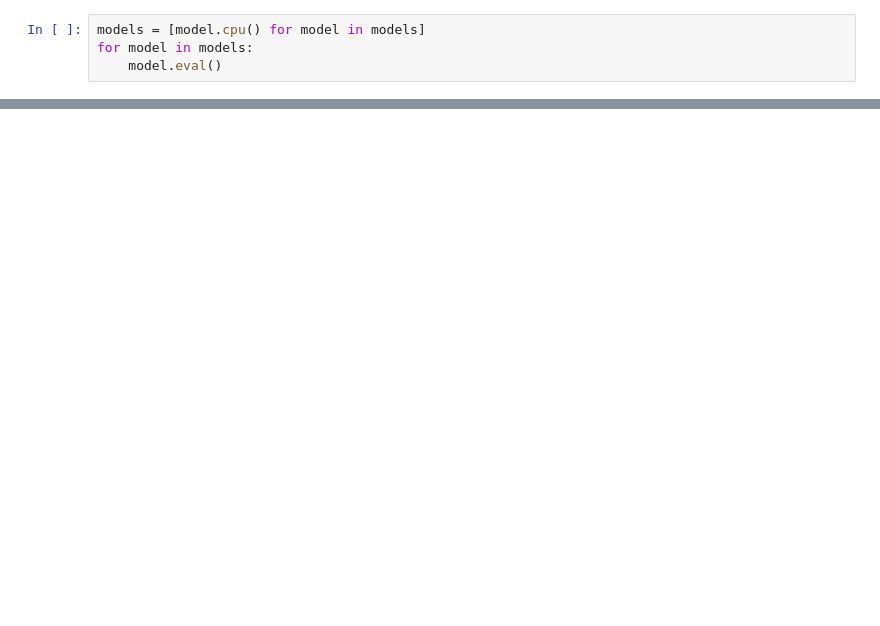
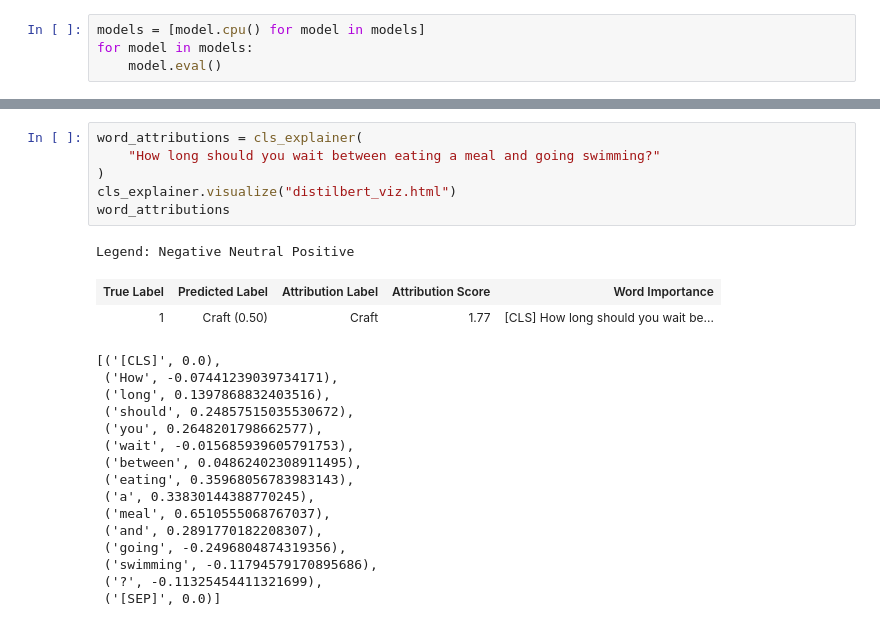
Before and after one commit to MarckK/retrospective-llm-eval, a Jupyter notebook: notebooks/train-propensity-score.ipynb, the cells around one changed output, grey strips where cells are left out. Cells and saved outputs as stored; diff of their text form; blank space fills up the shorter version.

```diff
--- a/notebooks/train-propensity-score.ipynb
+++ b/notebooks/train-propensity-score.ipynb
@@ -339,0 +619,25 @@ Why is banana flavoring so different from the flavor of a banana?
+# %%
+word_attributions = cls_explainer(
+    "How long should you wait between eating a meal and going swimming?"
+)
+cls_explainer.visualize("distilbert_viz.html")
+word_attributions
+# %% [output]
+Legend: Negative Neutral Positive
+| True Label | Predicted Label | Attribution Label | Attribution Score | Word Importance |
+| 1 | Craft (0.50) | Craft | 1.77 | [CLS] How long should you wait be... |
+[('[CLS]', 0.0),
+ ('How', -0.07441239039734171),
+ ('long', 0.1397868832403516),
+ ('should', 0.24857515035530672),
+ ('you', 0.2648201798662577),
+ ('wait', -0.015685939605791753),
+ ('between', 0.04862402308911495),
+ ('eating', 0.35968056783983143),
+ ('a', 0.33830144388770245),
+ ('meal', 0.6510555068767037),
+ ('and', 0.2891770182208307),
+ ('going', -0.2496804874319356),
+ ('swimming', -0.11794579170895686),
+ ('?', -0.11325454411321699),
+ ('[SEP]', 0.0)]
```
Also changed, not shown: parts of 38 cells of this notebook.
